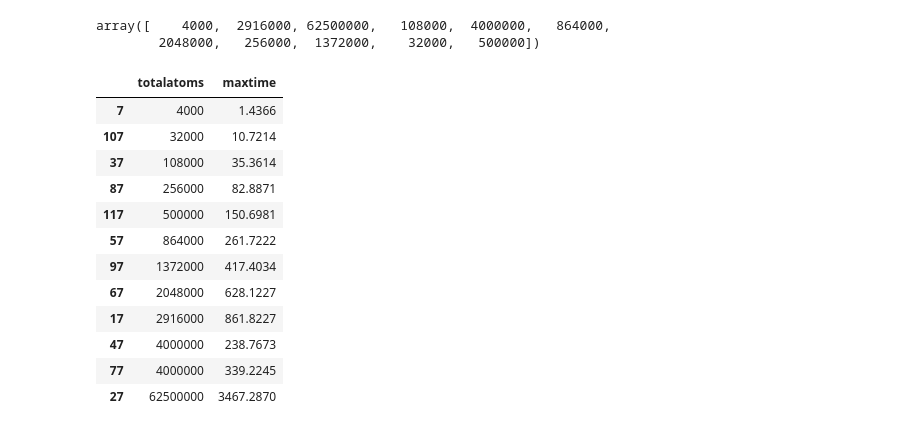
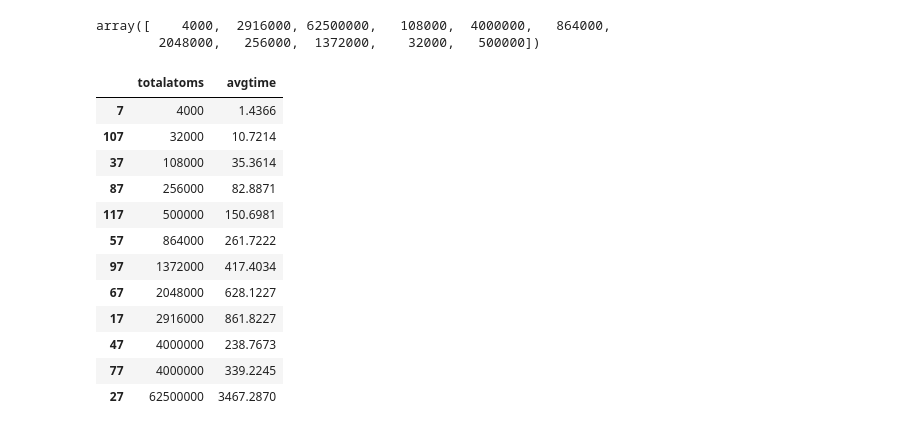
Before and after one commit to shigh/CoMD, a Jupyter notebook: perf-model.ipynb, the cells around one changed output. Cells and saved outputs as stored; diff of their text form; code cells hidden in the pictures.

```diff
--- a/perf-model.ipynb
+++ b/perf-model.ipynb
@@ -99,9 +99,9 @@ res_sing.totalatoms.unique()
 array([    4000,  2916000, 62500000,   108000,  4000000,   864000,
         2048000,   256000,  1372000,    32000,   500000])
 # %%
-res_sing[(res_sing.function=='force')][['totalatoms','maxtime']].sort('totalatoms')
+res_sing[(res_sing.function=='force')][['totalatoms','avgtime']].sort('totalatoms')
 # %% [output]
-|  | totalatoms | maxtime |
+|  | totalatoms | avgtime |
 | 7 | 4000 | 1.4366 |
 | 107 | 32000 | 10.7214 |
 | 37 | 108000 | 35.3614 |
```
Also changed, not shown: parts of 11 cells of this notebook, 4 other files.
